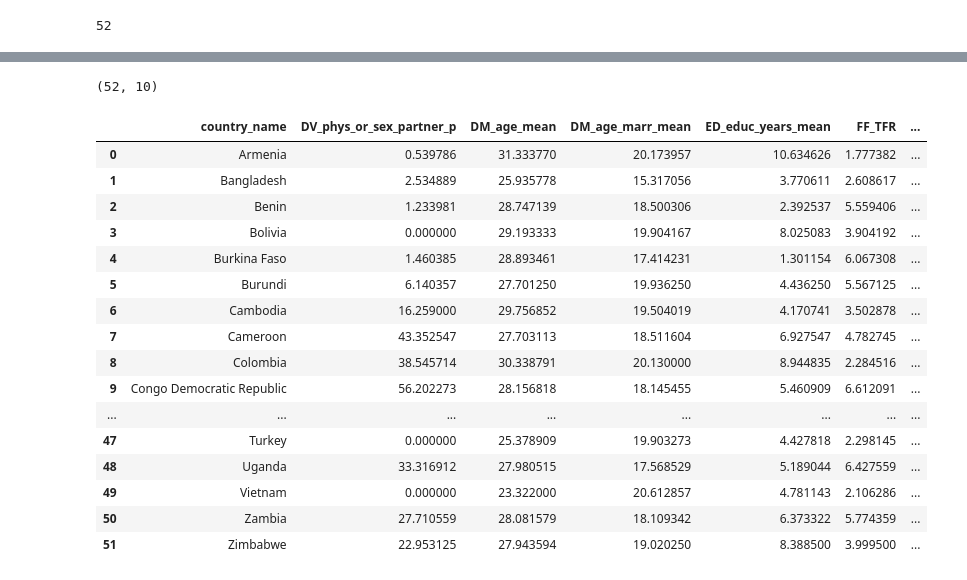
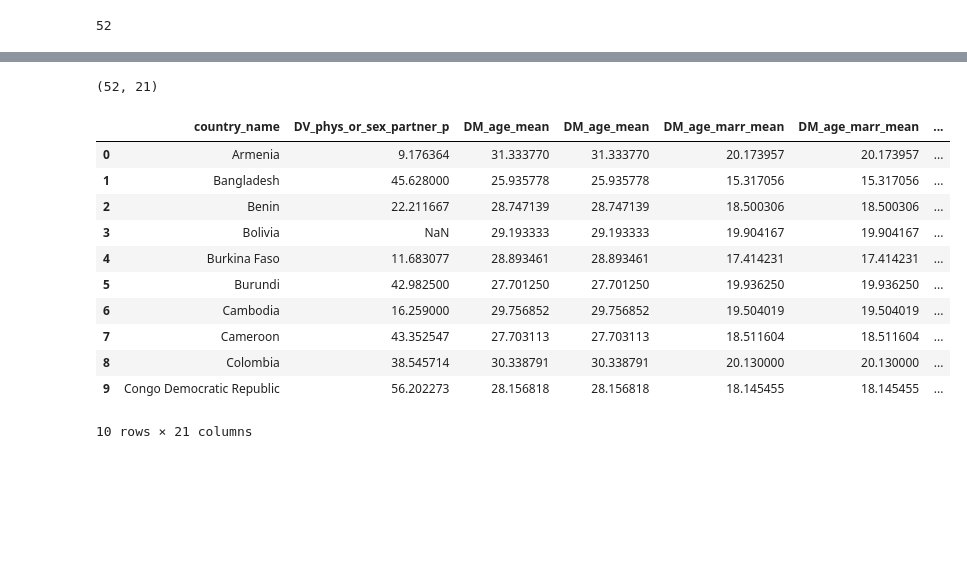
Before and after one commit to Betsy-Kalkwarf/Women-Well-Being, a Jupyter notebook: ML_Indicators.ipynb, the cells around one changed output, grey strips where cells are left out. Saved outputs shown, nothing was run; the diff lists cells and outputs as text; code cells hidden in the pictures; blank space fills up the shorter version.

```diff
--- a/ML_Indicators.ipynb
+++ b/ML_Indicators.ipynb
@@ -180,7 +188,7 @@ Requirement already satisfied: psycopg2-binary in /usr/local/lib/python3.8/dist-
 
 import psycopg2 as posgresSql
 # define credentials
-credentials = {'POSTGRES_ADDRESS' : 'database-1.c1bq6ytovfoa.us-west-2.rds.amazonaws.com', # change to your endpoint
+credentials = {'POSTGRES_ADDRESS' : 'womenwellbeingdatabase.cd7e8xnrkvlm.us-west-1.rds.amazonaws.com', # change to your endpoint
                'POSTGRES_PORT' : '5432', # change to your port
                'POSTGRES_USERNAME' : 'postgres', # change to your username
                'POSTGRES_PASSWORD' : 'postgres', # change to your password
@@ -219,6 +227,11 @@ country_df = country_df.set_index('country_name')
 # %%
 
 combined_df = mean_indicators_df.join(country_df)
+
+
+# combined_df.shape
+
+combined_df.to_csv('Country_Indicators.csv')
+# combined_df.columns
+
 combined_df.head()
-combined_df = combined_df.dropna()
-combined_df.to_csv('Country_Indicators.csv')
@@ -255,9 +276,14 @@ from sklearn.cluster import KMeans
 import hvplot.pandas
 
 ML_Combined_df = combined_df
-mean_indicators_df = mean_indicators_df.reset_index()
+
+
+ML_indicators_df = mean_indicators_df.loc[:,['DM_age_mean',	'DM_age_marr_mean','WK_working_p','DM_urban_p',	'DM_marr_p',	'ED_educ_years_mean',	'FF_TFR']]
+ML_indicators_df = ML_indicators_df.reset_index()
+ML_indicators_df.columns
+print(ML_indicators_df.describe())
 # Use get_dummies() to create variables for text features.
-ML_features_df = pd.get_dummies(mean_indicators_df)
+ML_features_df = pd.get_dummies(ML_indicators_df)
 print(ML_features_df.shape)
 
 ML_features_df
@@ -373,7 +418,7 @@ df_elbow.plot(x="k", y="inertia", xticks=k, title="Elbow Curve")
 # %%
 # Initialize the K-Means model.
 # YOUR CODE HERE
-model = KMeans(n_clusters=4, random_state=5)
+model = KMeans(n_clusters=3, random_state=5)
 # Fit the model
 # YOUR CODE HERE
 model.fit(ML_pca_df)
@@ -388,35 +443,27 @@ len(predictions)
 # %%
-# clustered_df =pd.concat([crypto_original_df,crypto_pca_df], on ='Unnamed: 0')
-clustered_df = mean_indicators_df.join(ML_pca_df)
+
+combined_df = combined_df.reset_index()
+
+clustered_df = combined_df.join(ML_pca_df)
 
 clustered_df['class'] = predictions
 # # Print the shape of the clustered_df
 print(clustered_df.shape)
 clustered_df.head(10)
-
-clustered_df = clustered_df.join(country_df , on= "country_name")
-
-
-clustered_df
 # %% [output]
-(52, 10)
+(52, 21)
-|  | country_name | DV_phys_or_sex_partner_p | DM_age_mean | DM_age_marr_mean | ED_educ_years_mean | FF_TFR | ... |
-| 0 | Armenia | 0.539786 | 31.333770 | 20.173957 | 10.634626 | 1.777382 | ... |
-| 1 | Bangladesh | 2.534889 | 25.935778 | 15.317056 | 3.770611 | 2.608617 | ... |
-| 2 | Benin | 1.233981 | 28.747139 | 18.500306 | 2.392537 | 5.559406 | ... |
-| 3 | Bolivia | 0.000000 | 29.193333 | 19.904167 | 8.025083 | 3.904192 | ... |
-| 4 | Burkina Faso | 1.460385 | 28.893461 | 17.414231 | 1.301154 | 6.067308 | ... |
-| 5 | Burundi | 6.140357 | 27.701250 | 19.936250 | 4.436250 | 5.567125 | ... |
-| 6 | Cambodia | 16.259000 | 29.756852 | 19.504019 | 4.170741 | 3.502878 | ... |
-| 7 | Cameroon | 43.352547 | 27.703113 | 18.511604 | 6.927547 | 4.782745 | ... |
-| 8 | Colombia | 38.545714 | 30.338791 | 20.130000 | 8.944835 | 2.284516 | ... |
-| 9 | Congo Democratic Republic | 56.202273 | 28.156818 | 18.145455 | 5.460909 | 6.612091 | ... |
-| ... | ... | ... | ... | ... | ... | ... | ... |
-| 47 | Turkey | 0.000000 | 25.378909 | 19.903273 | 4.427818 | 2.298145 | ... |
-| 48 | Uganda | 33.316912 | 27.980515 | 17.568529 | 5.189044 | 6.427559 | ... |
-| 49 | Vietnam | 0.000000 | 23.322000 | 20.612857 | 4.781143 | 2.106286 | ... |
-| 50 | Zambia | 27.710559 | 28.081579 | 18.109342 | 6.373322 | 5.774359 | ... |
-| 51 | Zimbabwe | 22.953125 | 27.943594 | 19.020250 | 8.388500 | 3.999500 | ... |
+|  | country_name | DV_phys_or_sex_partner_p | DM_age_mean | DM_age_mean | DM_age_marr_mean | DM_age_marr_mean | ... |
+| 0 | Armenia | 9.176364 | 31.333770 | 31.333770 | 20.173957 | 20.173957 | ... |
+| 1 | Bangladesh | 45.628000 | 25.935778 | 25.935778 | 15.317056 | 15.317056 | ... |
+| 2 | Benin | 22.211667 | 28.747139 | 28.747139 | 18.500306 | 18.500306 | ... |
+| 3 | Bolivia | NaN | 29.193333 | 29.193333 | 19.904167 | 19.904167 | ... |
+| 4 | Burkina Faso | 11.683077 | 28.893461 | 28.893461 | 17.414231 | 17.414231 | ... |
+| 5 | Burundi | 42.982500 | 27.701250 | 27.701250 | 19.936250 | 19.936250 | ... |
+| 6 | Cambodia | 16.259000 | 29.756852 | 29.756852 | 19.504019 | 19.504019 | ... |
+| 7 | Cameroon | 43.352547 | 27.703113 | 27.703113 | 18.511604 | 18.511604 | ... |
+| 8 | Colombia | 38.545714 | 30.338791 | 30.338791 | 20.130000 | 20.130000 | ... |
+| 9 | Congo Democratic Republic | 56.202273 | 28.156818 | 28.156818 | 18.145455 | 18.145455 | ... |
+10 rows × 21 columns
 # %%
 # Creating a 3D-Scatter with the PCA data and the clusters
 fig = px.scatter_3d(
```
Also changed, not shown: parts of 16 cells of this notebook, 1 other file.
